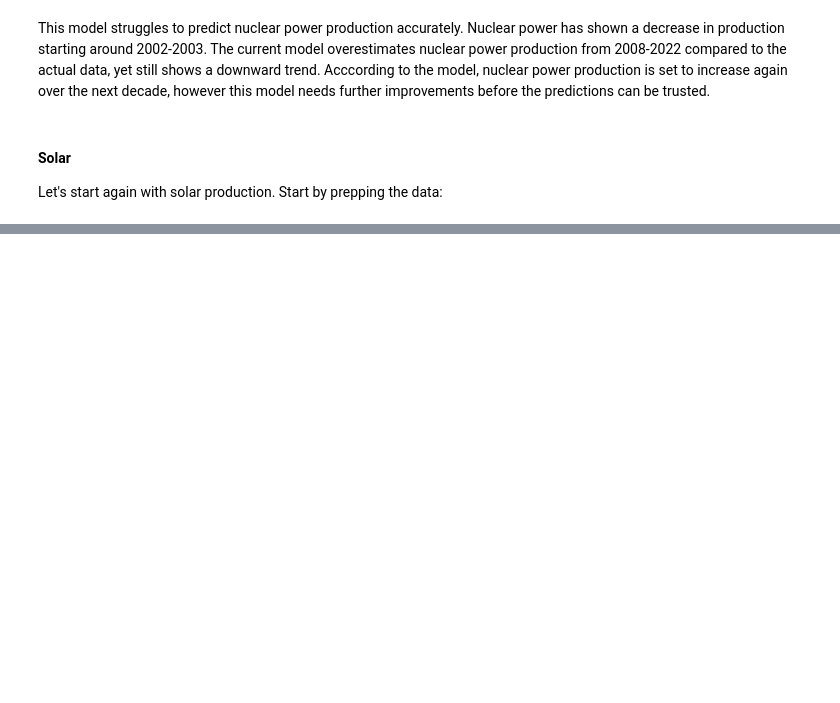
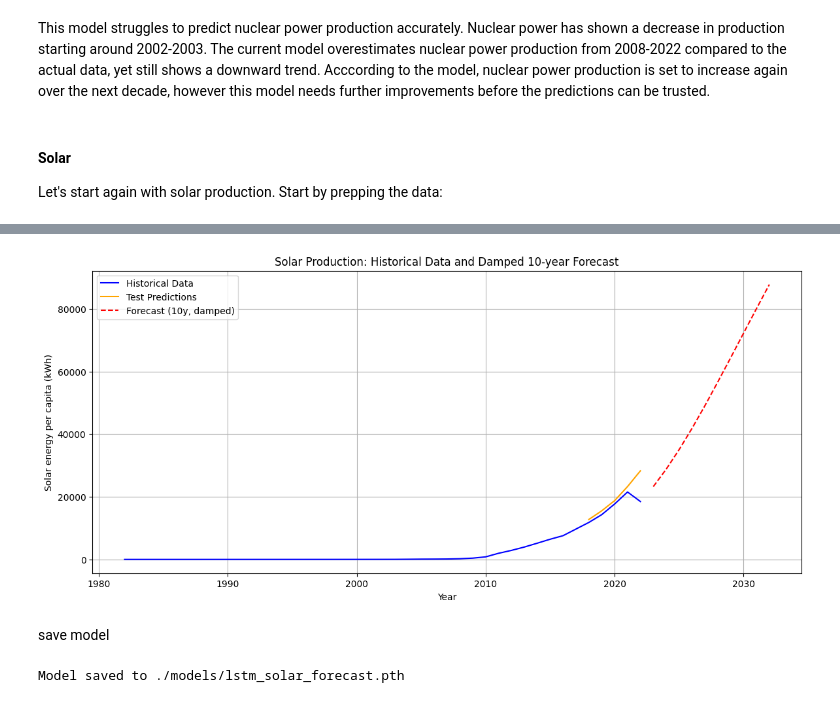
Before and after one commit to KMarsh-code/global-renewable-energy-analysis, a Jupyter notebook: jupyter_notebooks/2_renewable_energy_hypothesis_testing.ipynb, the cells around one changed output, grey strips where cells are left out. Drawn from its saved outputs; the diff is of its cells as text; code cells hidden in the pictures; blank space fills up the shorter version.

```diff
--- a/jupyter_notebooks/2_renewable_energy_hypothesis_testing.ipynb
+++ b/jupyter_notebooks/2_renewable_energy_hypothesis_testing.ipynb
@@ -1877,0 +1793,68 @@ plt.legend(); plt.grid(True); plt.show()
+# %%
+# --- 10-year forecast with clipping and damping in log space ---
+forecast_horizon = 10
+
+# Start with last observed log-level and last delta window (scaled)
+scaled_all = np.vstack([scaled_train, scaled_test])  # deltas (scaled)
+win = scaled_all[-sequence_length:].copy().reshape(sequence_length, 1)
+last_log = test_log[-1]  # last observed log-level
+
+forecast_logs = []
+with torch.no_grad():
+    for h in range(forecast_horizon):
+        inp = torch.tensor(win, dtype=torch.float32).unsqueeze(0).to(device)   # (1, seq_len, 1)
+        next_delta_scaled = model_2(inp).cpu().numpy()[0, 0]
+        next_delta_log = scaler_delta.inverse_transform([[next_delta_scaled]])[0, 0]
+
+        # Cap to realistic growth range and apply damping per step
+        next_delta_log = np.clip(next_delta_log, neg_cap, pos_cap)
+        next_delta_log *= (gamma ** (h + 1))
+
+        # Update level and window
+        last_log = last_log + next_delta_log
+        forecast_logs.append(last_log)
+
+        next_delta_scaled_for_window = scaler_delta.transform([[next_delta_log]])[0, 0]
+        win = np.vstack([win[1:], [[next_delta_scaled_for_window]]])
+
+# Back to kWh and build dates
+forecast_kwh = np.expm1(np.array(forecast_logs))
+future_dates = pd.date_range(start=test_data.index[-1] + pd.DateOffset(years=1),
+                             periods=forecast_horizon, freq='YS')
+
+# Plot historical + predictions + forecast
+plt.figure(figsize=(14, 6))
+plt.plot(df_forecast_global.index, df_forecast_global['solar_elec_per_capita'], label='Historical Data', color='blue')
+plt.plot(eval_dates, y_pred, label='Test Predictions', color='orange')
+plt.plot(future_dates, forecast_kwh, label='Forecast (10y, damped)', color='red', linestyle='--')
+plt.xlabel('Year')
+plt.ylabel('Solar energy per capita (kWh)')
+plt.title('Solar Production: Historical Data and Damped 10-year Forecast')
+plt.legend()
+plt.grid(True)
+plt.show()
+# %% [output]
+[figure, added]
+# %% [markdown]
+save model
+# %%
+# Save model and scaler used for deltas
+model_save_path = './models/lstm_solar_forecast.pth'
+model_config = {
+    'state_dict': model_2.state_dict(),
+    'hyperparameters': {
+        'input_size': input_size,
+        'hidden_size': hidden_size,
+        'num_layers': num_layers,
+        'output_size': output_size,
+        'dropout': dropout
+    },
+    'scaler': scaler_delta,             # note: delta-scaler
+    'delta_model': True,
+    'delta_caps': (float(neg_cap), float(pos_cap)),
+    'gamma': float(gamma)
+}
+torch.save(model_config, model_save_path)
+print(f"Model saved to {model_save_path}")
+# %% [output]
+Model saved to ./models/lstm_solar_forecast.pth
```
Also changed, not shown: parts of 17 cells of this notebook, 1 other file.
